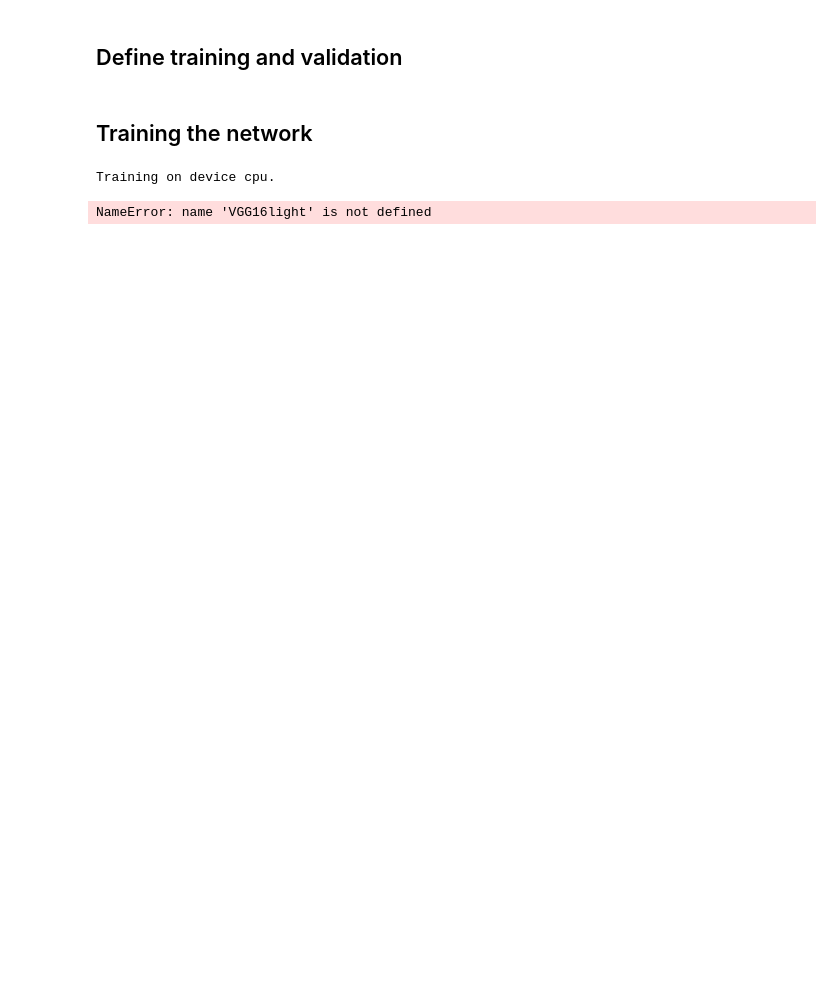
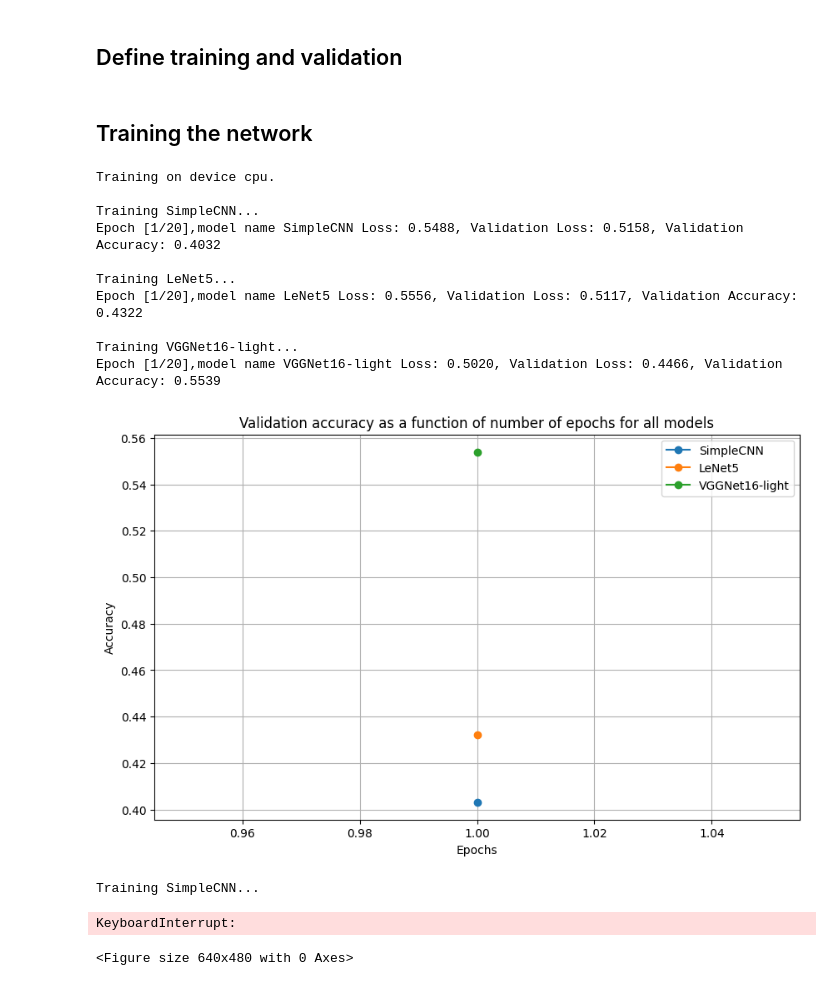
Before and after one commit to ArnavSinghal1218/Computer-Vision-Final-Project, a Jupyter notebook: B-cos_Computer_Vision.ipynb, the cells around one changed output. Drawn from its saved outputs; the diff is of its cells as text; code cells hidden in the pictures; blank space fills up the shorter version.

```diff
--- a/B-cos_Computer_Vision.ipynb
+++ b/B-cos_Computer_Vision.ipynb
@@ -128,14 +120,14 @@ class LeNet5(nn.Module):
     ):
         super().__init__()
 
-        self.C=10
+        self.C=7
         # Convolution layers
         self.conv1 = nn.Conv2d(1, 6, kernel_size=(5,5), padding=2)
         self.conv2 = nn.Conv2d(6, 16, kernel_size=(10,10))
         # Fully connected layers
         self.fc1= nn.Linear(784, 240)
         self.fc2 = nn.Linear(240, 120)
-        self.fc3=nn.Linear(120,self.C+5)
+        self.fc3=nn.Linear(120,self.C)
 
     def forward(self, x):
         # x shape: (batch_size, C_in, H, W)
@@ -468,0 +404,10 @@ train(model, train_loader, val_loader, n_epochs, optimizer, scheduler)
+# %%
+device = torch.device("cuda" if torch.cuda.is_available() else "cpu")
+print(f"Training on device {device}.")
+n_epochs=20
+
+# Example usage with VGG16lightBcos
+model = VGG16lightBcos().to(device)
+optimizer = optim.SGD(model.parameters(), lr=0.01, nesterov=True, momentum=0.9, weight_decay=1e-4)
+scheduler = optim.lr_scheduler.ReduceLROnPlateau(optimizer, mode='min', factor=0.75, patience=5, verbose=True)
+train(model, train_loader, val_loader, n_epochs, optimizer, scheduler)
@@ -565,20 +494,36 @@ def model_selection_and_evaluation(models, train_loader, val_loader,n_epochs):
 # %%
 device = torch.device("cuda" if torch.cuda.is_available() else "cpu")
 print(f"Training on device {device}.")
-n_epochs=5
+n_epochs=20
+#Put in here the models you want to train
 models = {
-    "VGGNet16":VGG16light(),
-    "VGGNet": VGGNet(),
-    "LeNet5": LeNet5(),
-    #Arnav
-    "VGG16lightBcos": VGG16lightBcos()
-
+    #"VGGNet16":VGG16(), ---This network is to hard to compute for my laptop
+    "SimpleCNN":SimpleCNN(),
+   "LeNet5": LeNet5(),
+   "VGGNet16-light":VGG16light(),
 
 }
+#models = {
+#    "BcosLeNet5": BcosLeNet5(),
+#    "LeNet5": LeNet5(),
+
+#}
 
 best_model, best_accuracy = model_selection_and_evaluation(models, train_loader, val_loader,n_epochs)
-_,test_accuracy=validate(best_model, test_loader)
-print(f"\nBestes Modell: {best_model.__class__.__name__} mit einer test- Genauigkeit von {test_accuracy:.2f}%")
+_,test_accuracy=validate(best_model, test_loader)*100.
+print(f"\nBest model: {best_model.__class__.__name__} with a test accuracy of {test_accuracy:.2f}%")
 # %% [output]
 Training on device cpu.
+
+Training SimpleCNN...
+Epoch [1/20],model name SimpleCNN Loss: 0.5488, Validation Loss: 0.5158, Validation Accuracy: 0.4032
+
+Training LeNet5...
+Epoch [1/20],model name LeNet5 Loss: 0.5556, Validation Loss: 0.5117, Validation Accuracy: 0.4322
+
+Training VGGNet16-light...
+Epoch [1/20],model name VGGNet16-light Loss: 0.5020, Validation Loss: 0.4466, Validation Accuracy: 0.5539
+[figure, added]
-NameError: name 'VGG16light' is not defined
+Training SimpleCNN...
+KeyboardInterrupt:
+<Figure size 640x480 with 0 Axes>
```
Also changed, not shown: parts of 10 cells of this notebook.
